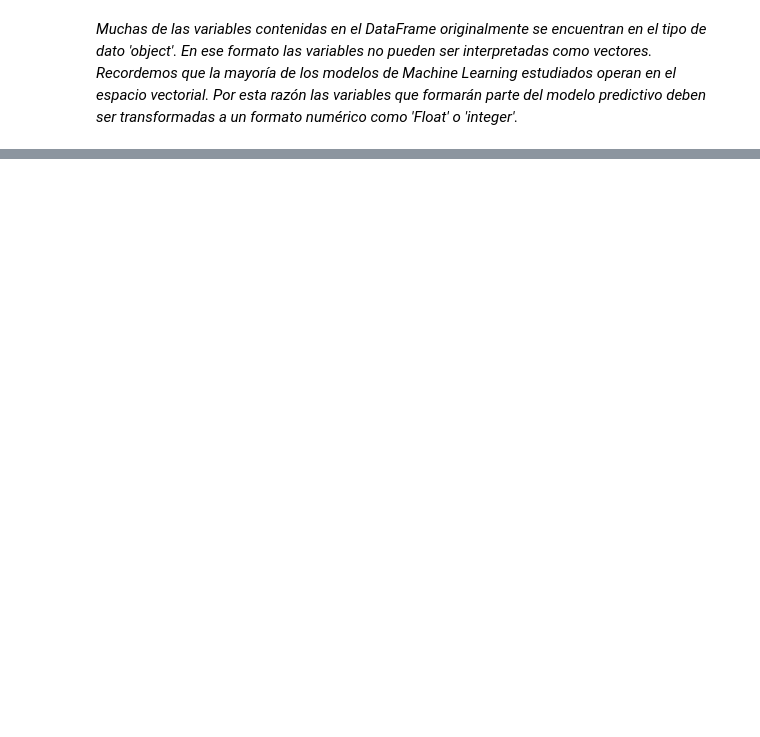
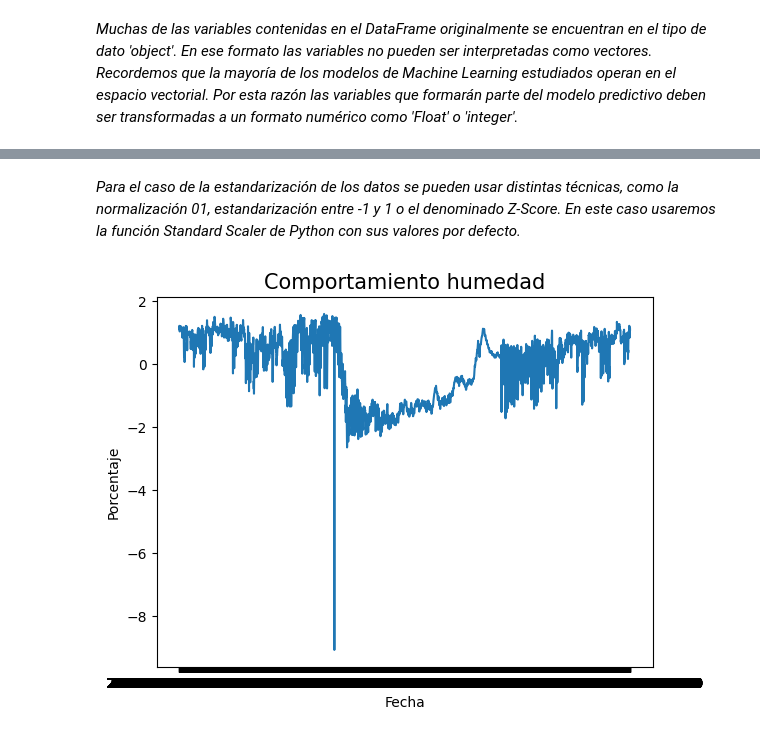
Before and after one commit to Cordero27/Minor-Machine-Learning, a Jupyter notebook: Analisis Dataset Memoria.ipynb, the cells around one changed output, grey strips where cells are left out. Drawn from its saved outputs; the diff is of its cells as text; code cells hidden in the pictures; blank space fills up the shorter version.

```diff
--- a/Analisis Dataset Memoria.ipynb
+++ b/Analisis Dataset Memoria.ipynb
@@ -264,2 +280,15 @@ memory usage: 16.0+ MB
 # %% [markdown]
 *Muchas de las variables contenidas en el DataFrame originalmente se encuentran en el tipo de dato 'object'. En ese formato las variables no pueden ser interpretadas como vectores. Recordemos que la mayoría de los modelos de Machine Learning estudiados operan en el espacio vectorial. Por esta razón las variables que formarán parte del modelo predictivo deben ser transformadas a un formato numérico como 'Float' o 'integer'.*
+# %%
+#Finalmente, ya podemos cambiar el tipado de la columna, y aprovechamos de pasar la otra columna tipo object (activity) por category
+flow.loc[:, "flow"] = flow.astype({'flow': 'int16'})
+humidity.loc[:, "humidity"] = humidity.astype({'humidity': 'float16'})
+sensor1.loc[:, "temperature"] = sensor1.astype({'temperature': 'float16'})
+weight.loc[:, "weight"] = weight.astype({'weight': 'float16'})
+print(flow.info())
+print("_________________________________________")
+print(humidity.info())
+print("_________________________________________")
+print(sensor1.info())
+print("_________________________________________")
+print(weight.info())
@@ -265,0 +364,10 @@ memory usage: 16.0+ MB
+# %% [markdown]
+*Para el caso de la estandarización de los datos se pueden usar distintas técnicas, como la normalización 01, estandarización entre -1 y 1 o el denominado Z-Score. En este caso usaremos la función Standard Scaler de Python con sus valores por defecto.*
+# %%
+from sklearn.preprocessing import StandardScaler
+ss= StandardScaler()
+
+flow['flow'] = ss.fit_transform(flow[['flow']])
+humidity['humidity'] = ss.fit_transform(humidity[['humidity']])
+temperature['temperature'] = ss.fit_transform(temperature[['temperature']])
+weight['weight'] = ss.fit_transform(weight[['weight']])
@@ -265,0 +381,8 @@ memory usage: 16.0+ MB
+# %%
+plt.plot(humidity.timestamp, humidity['humidity'])
+plt.title('Comportamiento humedad', fontsize=15)
+plt.xlabel('Fecha')
+plt.ylabel('Porcentaje')
+plt.show()
+# %% [output]
+[figure, added]
```
Also changed, not shown: parts of 12 cells of this notebook.
